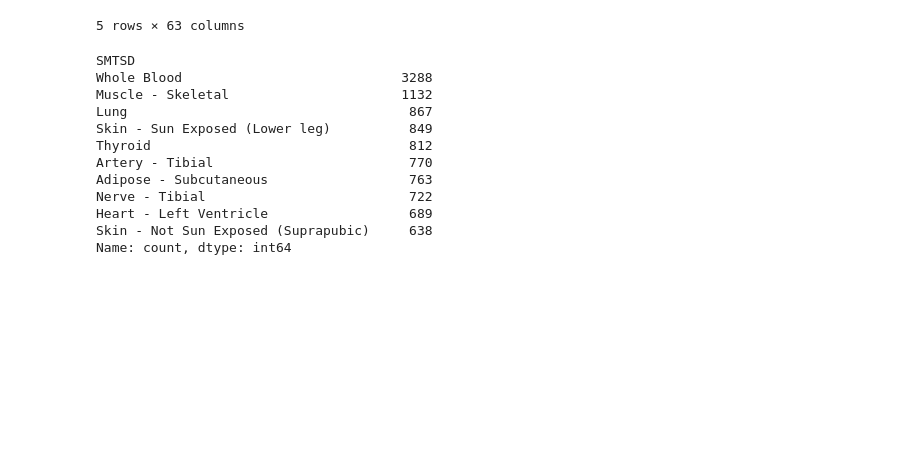
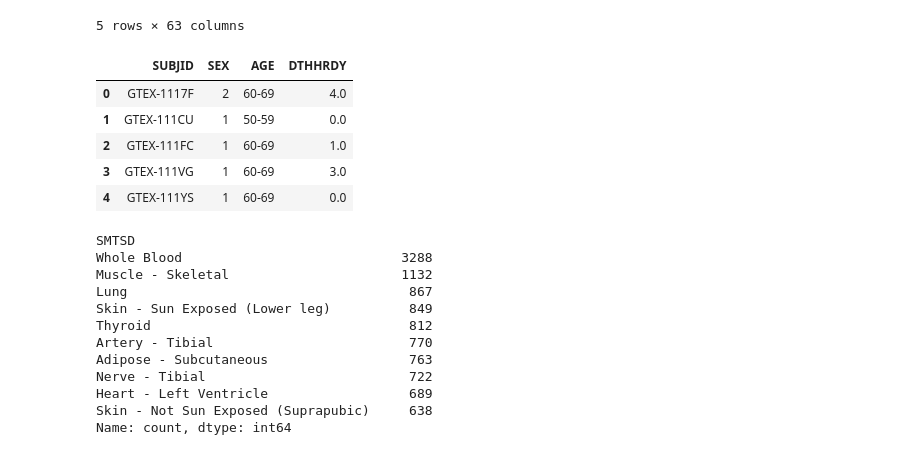
Before and after one commit to graceakatsu/cu-cpbs-7602, a Jupyter notebook: assignment02/01_data_download_and_preprocessing.ipynb, the cells around one changed output. Saved outputs shown, nothing was run; the diff lists cells and outputs as text; code cells hidden in the pictures; blank space fills up the shorter version.

Commit message:
first update to downloading data for assignment 2

```diff
--- a/assignment02/01_data_download_and_preprocessing.ipynb
+++ b/assignment02/01_data_download_and_preprocessing.ipynb
@@ -70,6 +84,21 @@ metadata.head()
 | 3 | GTEX-1117F-0011-R10a-SM-AHZ7F | NaN | B1, A1 | NaN | NaN | Brain | Brain - Frontal Cortex (BA9) | 0009834 | 1193.0 | NaN | ... | ... |
 | 4 | GTEX-1117F-0011-R10b-SM-CYKQ8 | NaN | B1, A1 | NaN | 7.2 | Brain | Brain - Frontal Cortex (BA9) | 0009834 | 1193.0 | NaN | ... | ... |
 5 rows × 63 columns
+# %%
+# Read in subject metadata
+subject_metadata = pd.read_csv(
+    Path(DOWNLOAD_DIR) / "GTEx_Analysis_v8_Annotations_SubjectPhenotypesDS.txt",
+    sep="\t"
+)
+
+subject_metadata.head()
+# %% [output]
+|  | SUBJID | SEX | AGE | DTHHRDY |
+| 0 | GTEX-1117F | 2 | 60-69 | 4.0 |
+| 1 | GTEX-111CU | 1 | 50-59 | 0.0 |
+| 2 | GTEX-111FC | 1 | 60-69 | 1.0 |
+| 3 | GTEX-111VG | 1 | 60-69 | 3.0 |
+| 4 | GTEX-111YS | 1 | 60-69 | 0.0 |
 # %%
 # We want to find which tissue of origin has the greatest number of samples.
 tissue_counts = metadata['SMTSD'].value_counts()
```
Also changed, not shown: parts of 2 cells of this notebook, 1 other file.
